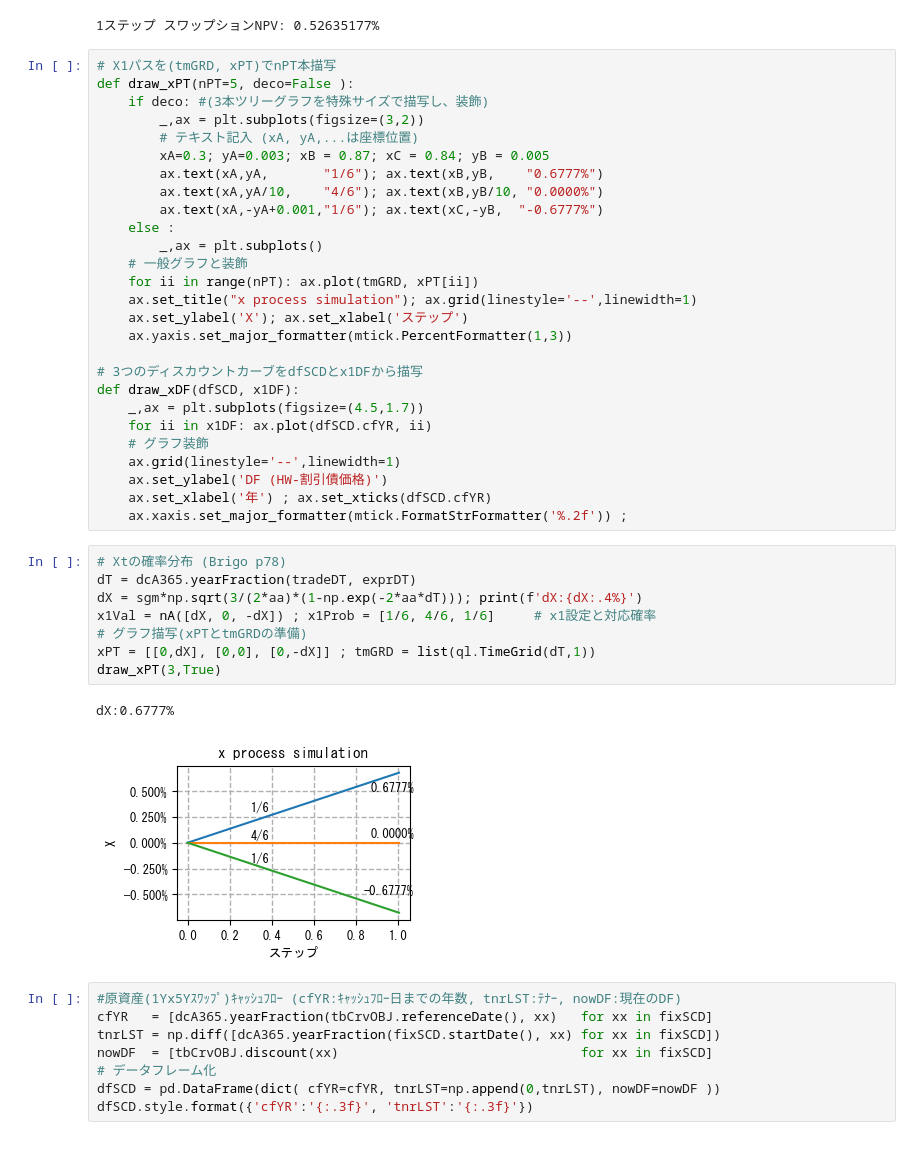
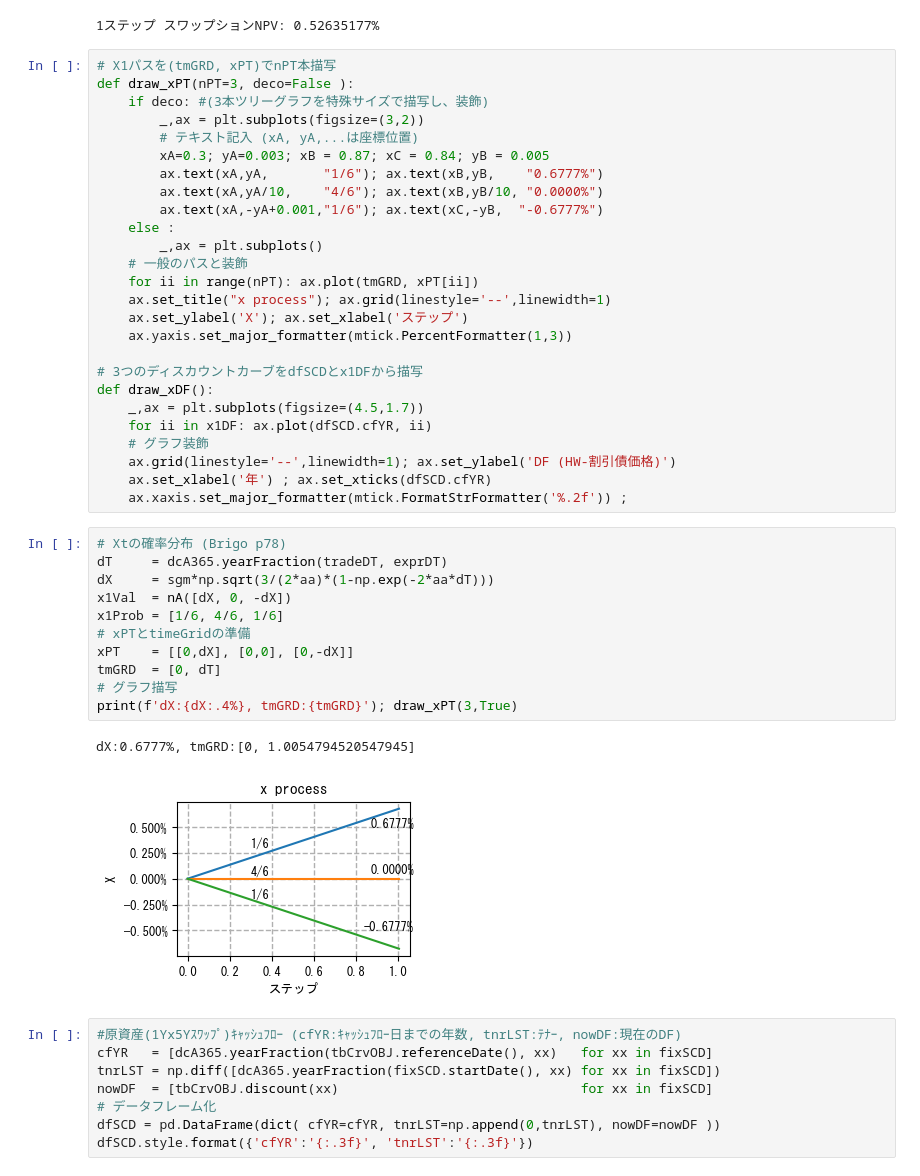
Before and after one commit to retrieveram/Python-Bond-Derivatives, a Jupyter notebook: ch09.ipynb, the cells around one changed output. Drawn from its saved outputs; the diff is of its cells as text.

```diff
--- a/ch09.ipynb
+++ b/ch09.ipynb
@@ -313,7 +310,7 @@ print(f'1ステップ スワップションNPV: {swptnOBJ.NPV():,.8%}')
 1ステップ スワップションNPV: 0.52635177%
 # %%
 # X1パスを(tmGRD, xPT)でnPT本描写
-def draw_xPT(nPT=5, deco=False ):
+def draw_xPT(nPT=3, deco=False ):
     if deco: #(3本ツリーグラフを特殊サイズで描写し、装飾)
         _,ax = plt.subplots(figsize=(3,2))
         # テキスト記入 (xA, yA,...は座標位置)
@@ -323,32 +320,34 @@ def draw_xPT(nPT=5, deco=False ):
         ax.text(xA,-yA+0.001,"1/6"); ax.text(xC,-yB,  "-0.6777%")
     else :
         _,ax = plt.subplots()
-    # 一般グラフと装飾
+    # 一般のパスと装飾
     for ii in range(nPT): ax.plot(tmGRD, xPT[ii])
-    ax.set_title("x process simulation"); ax.grid(linestyle='--',linewidth=1)
+    ax.set_title("x process"); ax.grid(linestyle='--',linewidth=1)
     ax.set_ylabel('X'); ax.set_xlabel('ステップ')
     ax.yaxis.set_major_formatter(mtick.PercentFormatter(1,3))
 
 # 3つのディスカウントカーブをdfSCDとx1DFから描写
-def draw_xDF(dfSCD, x1DF):
+def draw_xDF():
     _,ax = plt.subplots(figsize=(4.5,1.7))
     for ii in x1DF: ax.plot(dfSCD.cfYR, ii)
     # グラフ装飾
-    ax.grid(linestyle='--',linewidth=1)
-    ax.set_ylabel('DF (HW-割引債価格)')
+    ax.grid(linestyle='--',linewidth=1); ax.set_ylabel('DF (HW-割引債価格)')
     ax.set_xlabel('年') ; ax.set_xticks(dfSCD.cfYR)
     ax.xaxis.set_major_formatter(mtick.FormatStrFormatter('%.2f')) ;
 # %%
 # Xtの確率分布 (Brigo p78)
-dT = dcA365.yearFraction(tradeDT, exprDT)
-dX = sgm*np.sqrt(3/(2*aa)*(1-np.exp(-2*aa*dT))); print(f'dX:{dX:.4%}')
-x1Val = nA([dX, 0, -dX]) ; x1Prob = [1/6, 4/6, 1/6]     # x1設定と対応確率
-# グラフ描写(xPTとtmGRDの準備)
-xPT = [[0,dX], [0,0], [0,-dX]] ; tmGRD = list(ql.TimeGrid(dT,1))
-draw_xPT(3,True)
+dT     = dcA365.yearFraction(tradeDT, exprDT)
+dX     = sgm*np.sqrt(3/(2*aa)*(1-np.exp(-2*aa*dT)))
+x1Val  = nA([dX, 0, -dX])
+x1Prob = [1/6, 4/6, 1/6]
+# xPTとtimeGridの準備
+xPT    = [[0,dX], [0,0], [0,-dX]]
+tmGRD  = [0, dT]
+# グラフ描写
+print(f'dX:{dX:.4%}, tmGRD:{tmGRD}'); draw_xPT(3,True)
 # %% [output]
-dX:0.6777%
+dX:0.6777%, tmGRD:[0, 1.0054794520547945]
-[figure, old version]
+[figure, new version]
 # %%
 #原資産(1Yx5Yｽﾜｯﾌﾟ)ｷｬｯｼｭﾌﾛｰ (cfYR:ｷｬｯｼｭﾌﾛｰ日までの年数, tnrLST:ﾃﾅｰ, nowDF:現在のDF)
 cfYR   = [dcA365.yearFraction(tbCrvOBJ.referenceDate(), xx)   for xx in fixSCD]
```
Also changed, not shown: parts of 18 cells of this notebook, 3 other files.
